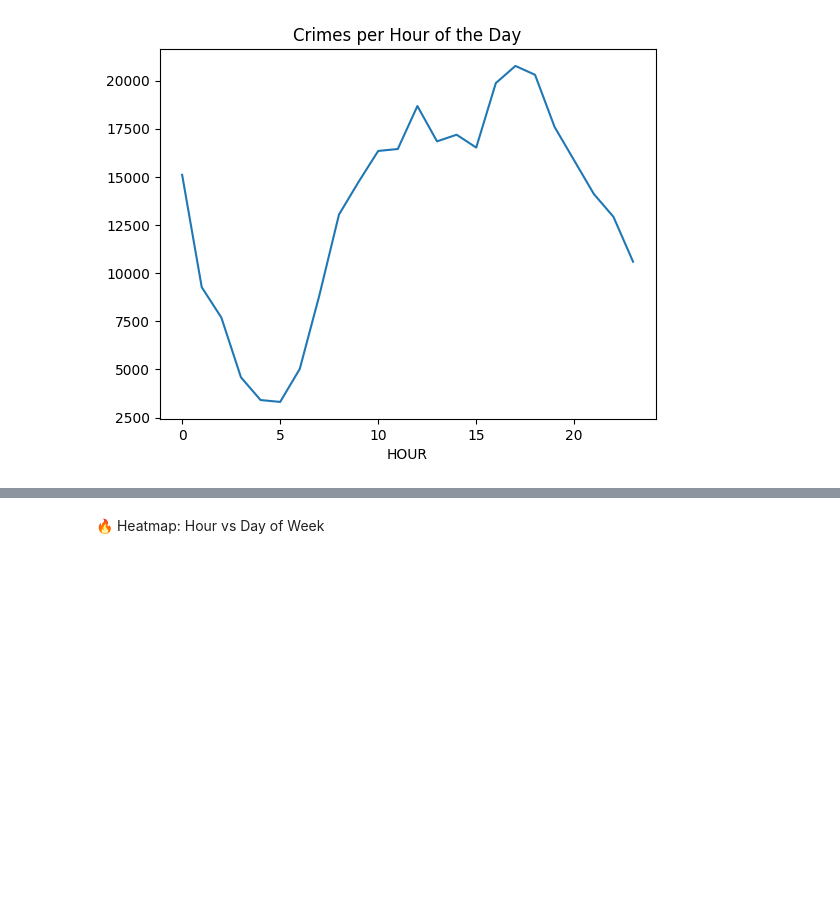
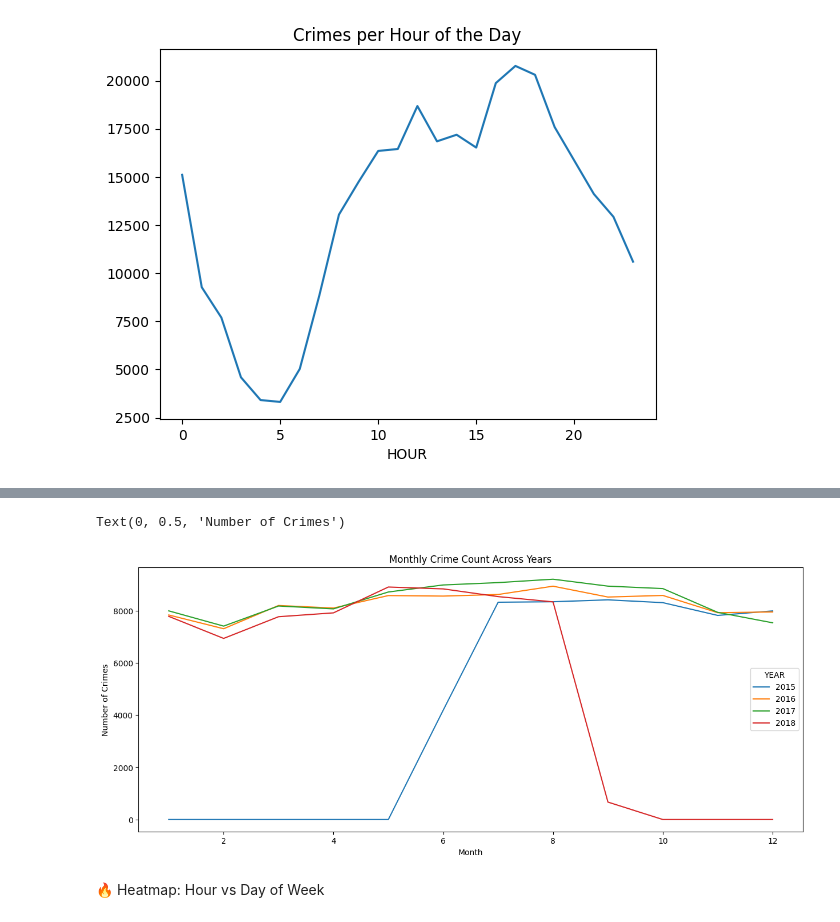
Before and after one commit to NelsonBenle/Crime-data-analyis, a Jupyter notebook: crime-analysis.ipynb, the cells around one changed output, grey strips where cells are left out. Drawn from its saved outputs; the diff is of its cells as text; code cells hidden in the pictures; blank space fills up the shorter version.

Commit message:
FEAT:Monthly cirme counts across the years visualization by line plot

```diff
--- a/crime-analysis.ipynb
+++ b/crime-analysis.ipynb
@@ -166,6 +160,17 @@ df.head()
 | 2 | I182070941 | 3410 | Towed | TOWED MOTOR VEHICLE | D4 | 151 | ... |
 | 3 | I182070940 | 3114 | Investigate Property | INVESTIGATE PROPERTY | D4 | 272 | ... |
 | 4 | I182070938 | 3114 | Investigate Property | INVESTIGATE PROPERTY | B3 | 421 | ... |
+# %%
+# Group by Year and Month
+monthly = df.groupby(['YEAR', 'MONTH']).size().unstack(fill_value=0)
+
+# Plot
+monthly.T.plot(figsize=(15, 6), title='Monthly Crime Count Across Years')
+plt.xlabel('Month')
+plt.ylabel('Number of Crimes')
+# %% [output]
+Text(0, 0.5, 'Number of Crimes')
+[figure, added]
 # %% [markdown]
 🔥 Heatmap: Hour vs Day of Week
 # %%
```
Also changed, not shown: parts of 2 cells of this notebook.
